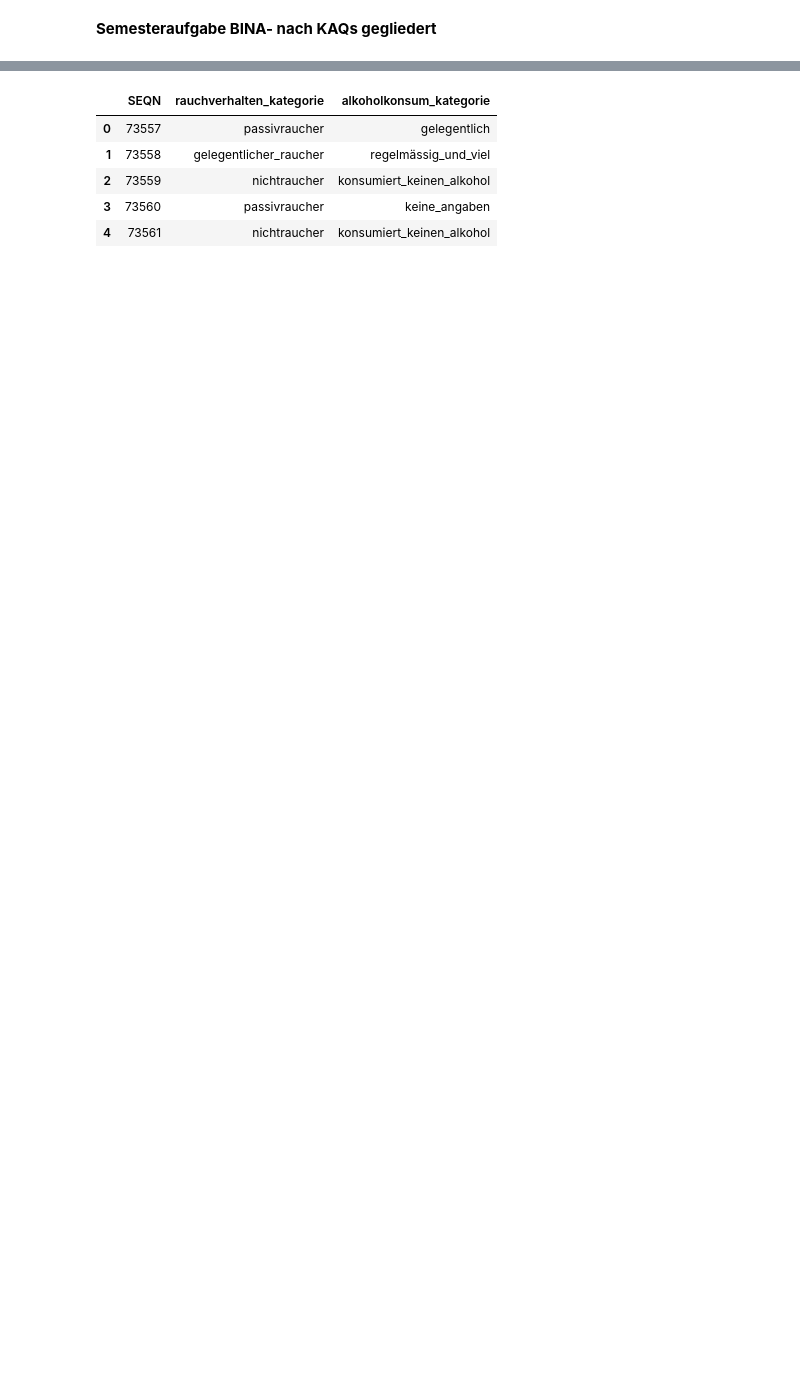
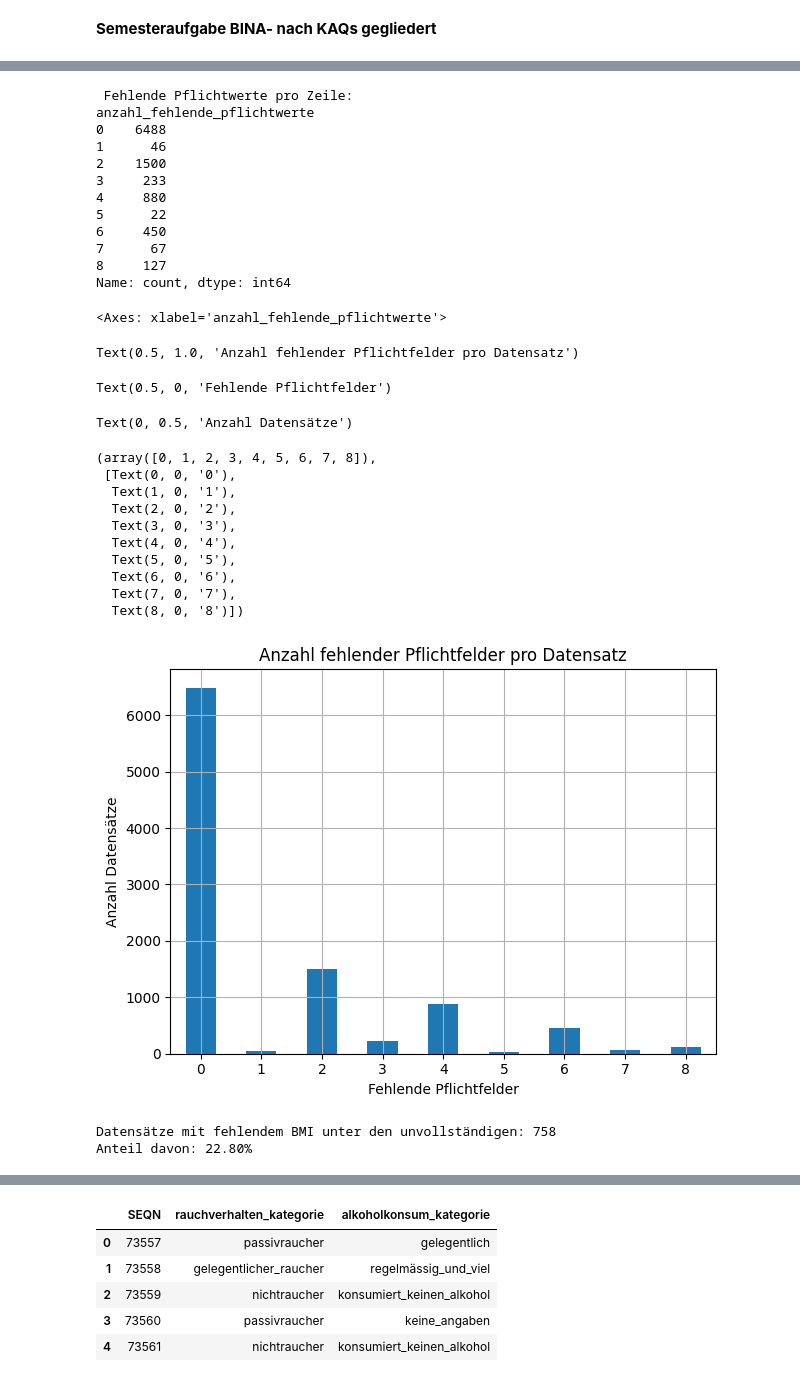
Before and after one commit to SheKJana/first-own-repository, a Jupyter notebook: Nach_KAQs.ipynb, the cells around one changed output, grey strips where cells are left out. Drawn from its saved outputs; the diff is of its cells as text; code cells hidden in the pictures; blank space fills up the shorter version.

```diff
--- a/Nach_KAQs.ipynb
+++ b/Nach_KAQs.ipynb
@@ -91,0 +130,67 @@ df = df.merge(questionnaire_small, on="SEQN", how="inner")
+# %%
+#Test wie viele der NHANES Date bei strickter Bereinigung. Jeder Datensatz der nicht in allen 8 erforderlichen Spalten ein Wert aufweist, wird komplett gestrichen
+# Zähle, wie viele Pflichtfelder pro Zeile fehlen
+df['anzahl_fehlende_pflichtwerte'] = df[pflicht_spalten].isna().sum(axis=1)
+
+# Übersicht, wie viele Zeilen wie viele fehlende Werte haben
+fehlende_statistik = df['anzahl_fehlende_pflichtwerte'].value_counts().sort_index()
+
+print(" Fehlende Pflichtwerte pro Zeile:")
+print(fehlende_statistik)
+
+# Optional: Visualisierung (wenn du magst)
+import matplotlib.pyplot as plt
+
+fehlende_statistik.plot(kind='bar')
+plt.title("Anzahl fehlender Pflichtfelder pro Datensatz")
+plt.xlabel("Fehlende Pflichtfelder")
+plt.ylabel("Anzahl Datensätze")
+plt.xticks(rotation=0)
+plt.grid(True)
+plt.tight_layout()
+plt.show()
+# %% [output]
+ Fehlende Pflichtwerte pro Zeile:
+anzahl_fehlende_pflichtwerte
+0    6488
+1      46
+2    1500
+3     233
+4     880
+5      22
+6     450
+7      67
+8     127
+Name: count, dtype: int64
+<Axes: xlabel='anzahl_fehlende_pflichtwerte'>
+Text(0.5, 1.0, 'Anzahl fehlender Pflichtfelder pro Datensatz')
+Text(0.5, 0, 'Fehlende Pflichtfelder')
+Text(0, 0.5, 'Anzahl Datensätze')
+(array([0, 1, 2, 3, 4, 5, 6, 7, 8]),
+ [Text(0, 0, '0'),
+  Text(1, 0, '1'),
+  Text(2, 0, '2'),
+  Text(3, 0, '3'),
+  Text(4, 0, '4'),
+  Text(5, 0, '5'),
+  Text(6, 0, '6'),
+  Text(7, 0, '7'),
+  Text(8, 0, '8')])
+[figure, added]
+# %%
+#von den Datensätzen mit fehlende Angaben in den Pflichtfeledern bei wie vielen davon handelt es sich um den BMI?
+# Zähle Anzahl Datensätze mit mindestens einem fehlenden Pflichtfeld
+df['anzahl_fehlende_pflichtwerte'] = df[pflicht_spalten].isna().sum(axis=1)
+mit_fehlenden = df[df['anzahl_fehlende_pflichtwerte'] > 0]
+
+# Davon: Wie viele haben explizit den BMI nicht ausgefüllt?
+anzahl_mit_bmi_fehlt = mit_fehlenden['BMXBMI'].isna().sum()
+
+# Und wie viele Prozent der "unvollständigen" sind das?
+anteil_bmi_fehlt = anzahl_mit_bmi_fehlt / len(mit_fehlenden) * 100
+
+print(f"Datensätze mit fehlendem BMI unter den unvollständigen: {anzahl_mit_bmi_fehlt}")
+print(f"Anteil davon: {anteil_bmi_fehlt:.2f}%")
+# %% [output]
+Datensätze mit fehlendem BMI unter den unvollständigen: 758
+Anteil davon: 22.80%
```
Also changed, not shown: parts of 4 cells of this notebook.
